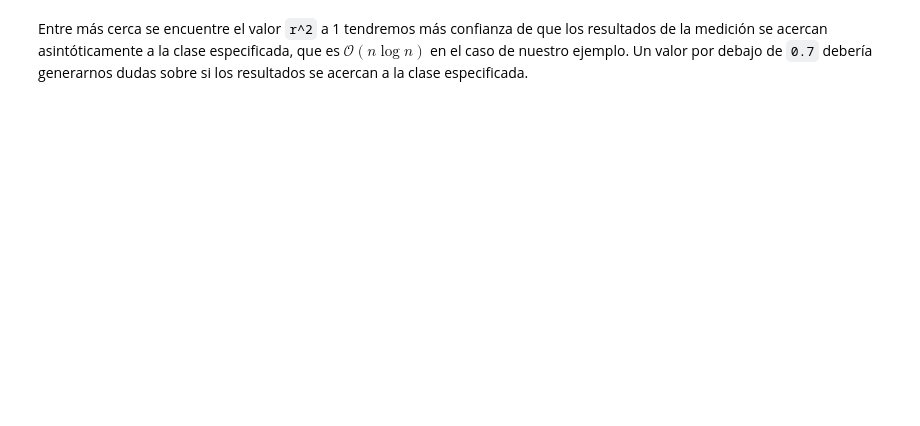
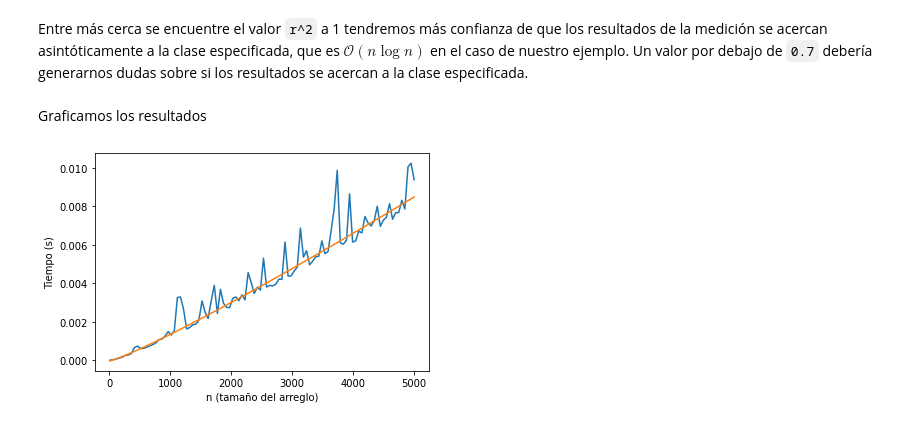
Before and after one commit to dmunguiatec/IC-3002-P1-A, a Jupyter notebook: cuaderno-ejemplo/Cuaderno de Ejemplo.ipynb, the cells around one changed output. Drawn from its saved outputs; the diff is of its cells as text; code cells hidden in the pictures; blank space fills up the shorter version.

Commit message:
agregando linea aproximada a grafico de tiempo

```diff
--- a/cuaderno-ejemplo/Cuaderno de Ejemplo.ipynb
+++ b/cuaderno-ejemplo/Cuaderno de Ejemplo.ipynb
@@ -239,2 +227,16 @@ Linearithmic: time = -3.4E-05 + 2E-07*n*log(n) (sec)  (r=5.584541161334496e-06,
 # %% [markdown]
 Entre más cerca se encuentre el valor `r^2` a 1 tendremos más confianza de que los resultados de la medición se acercan asintóticamente a la clase especificada, que es $\mathcal{O}(n \log n)$ en el caso de nuestro ejemplo. Un valor por debajo de `0.7` debería generarnos dudas sobre si los resultados se acercan a la clase especificada.
+# %% [markdown]
+Graficamos los resultados
+# %%
+xs = datos['measures']
+ys = datos['times']
+aprox_ys = [-3.4E-5 + 2E-7 * x * log(x) for x in xs]
+# %%
+plt.plot(xs, ys)
+plt.plot(xs, aprox_ys, label = 'aprox')
+plt.ylabel('Tiempo (s)')
+plt.xlabel('n (tamaño del arreglo)')
+plt.show()
+# %% [output]
+[figure, added]
```
Also changed, not shown: parts of 4 cells of this notebook.
